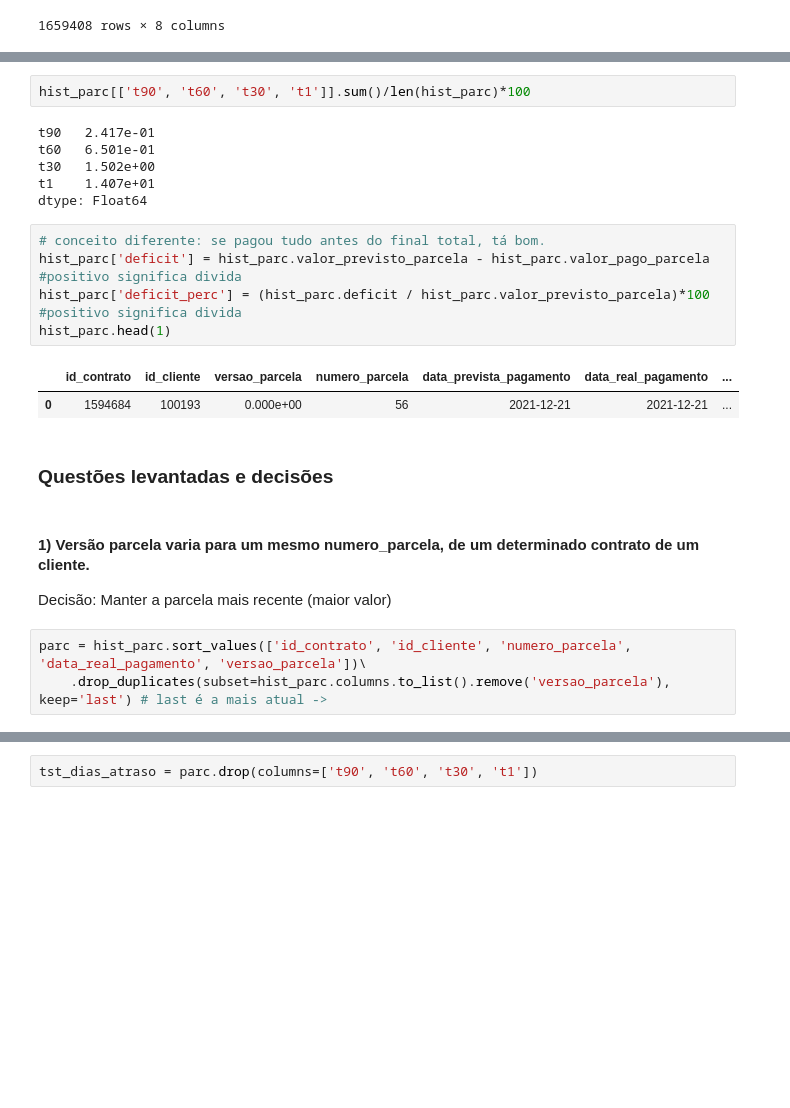
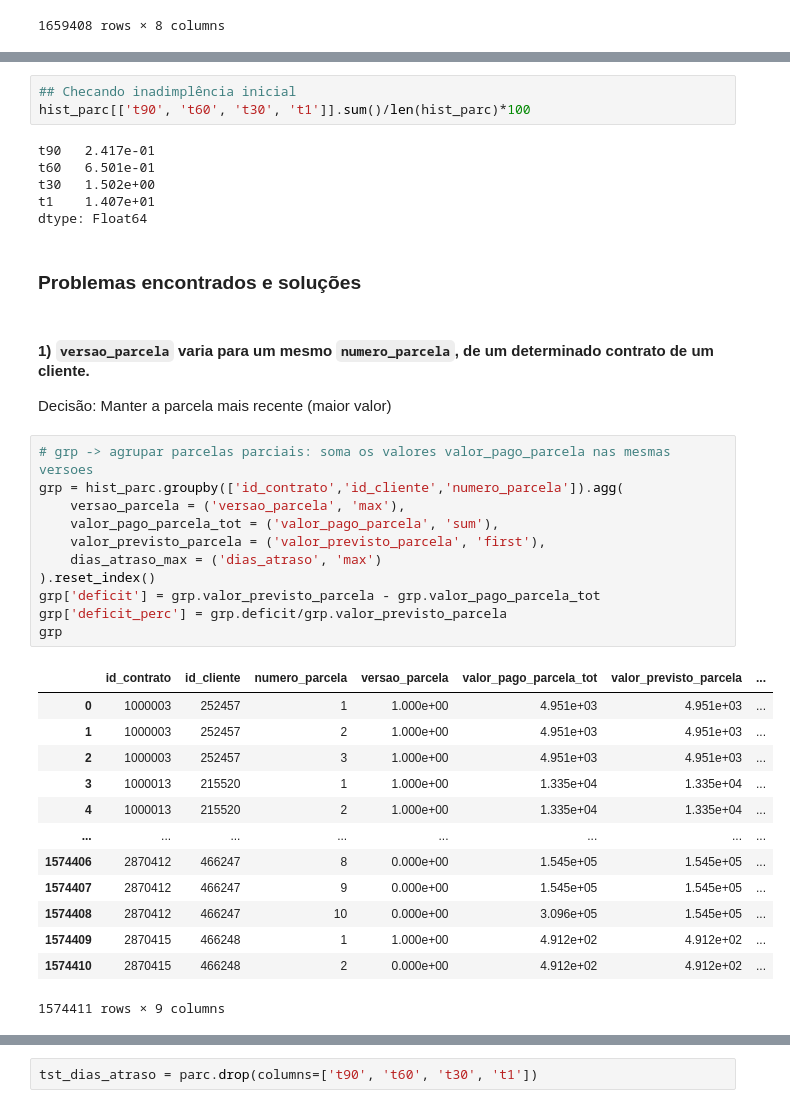
Before and after one commit to jopelmds/Case-credito-inadimplencia-wecogno, a Jupyter notebook: notebooks/1_dataprep.ipynb, the cells around one changed output, grey strips where cells are left out. Cells and saved outputs as stored; diff of their text form; blank space fills up the shorter version.

```diff
--- a/notebooks/1_dataprep.ipynb
+++ b/notebooks/1_dataprep.ipynb
@@ -98,6 +85,7 @@ hist_parc['t60'] = hist_parc.dias_atraso >= 60
 hist_parc['t30'] = hist_parc.dias_atraso >= 30
 hist_parc['t1'] = hist_parc.dias_atraso >= 1 #mais agressivo - 14,07% é muito. Falência
 # %%
+## Checando inadimplência inicial
 hist_parc[['t90', 't60', 't30', 't1']].sum()/len(hist_parc)*100
 # %% [output]
 t90   2.417e-01
@@ -105,20 +93,34 @@ t60   6.501e-01
 t30   1.502e+00
 t1    1.407e+01
 dtype: Float64
-# %%
-# conceito diferente: se pagou tudo antes do final total, tá bom.
-hist_parc['deficit'] = hist_parc.valor_previsto_parcela - hist_parc.valor_pago_parcela #positivo significa divida
-hist_parc['deficit_perc'] = (hist_parc.deficit / hist_parc.valor_previsto_parcela)*100 #positivo significa divida
-hist_parc.head(1)
-# %% [output]
-|  | id_contrato | id_cliente | versao_parcela | numero_parcela | data_prevista_pagamento | data_real_pagamento | ... |
-| 0 | 1594684 | 100193 | 0.000e+00 | 56 | 2021-12-21 | 2021-12-21 | ... |
 # %% [markdown]
-### Questões levantadas e decisões
+### Problemas encontrados e soluções
 # %% [markdown]
-#### 1) Versão parcela varia para um mesmo numero_parcela, de um determinado contrato de um cliente.
+#### 1) `versao_parcela` varia para um mesmo `numero_parcela`, de um determinado contrato de um cliente.
 
 Decisão: Manter a parcela mais recente (maior valor)
-# %%
-parc = hist_parc.sort_values(['id_contrato', 'id_cliente', 'numero_parcela', 'data_real_pagamento', 'versao_parcela'])\
-    .drop_duplicates(subset=hist_parc.columns.to_list().remove('versao_parcela'), keep='last') # last é a mais atual ->
+# %%
+# grp -> agrupar parcelas parciais: soma os valores valor_pago_parcela nas mesmas versoes
+grp = hist_parc.groupby(['id_contrato','id_cliente','numero_parcela']).agg(
+    versao_parcela = ('versao_parcela', 'max'),
+    valor_pago_parcela_tot = ('valor_pago_parcela', 'sum'),
+    valor_previsto_parcela = ('valor_previsto_parcela', 'first'),
+    dias_atraso_max = ('dias_atraso', 'max')
+).reset_index()
+grp['deficit'] = grp.valor_previsto_parcela - grp.valor_pago_parcela_tot
+grp['deficit_perc'] = grp.deficit/grp.valor_previsto_parcela
+grp
+# %% [output]
+|  | id_contrato | id_cliente | numero_parcela | versao_parcela | valor_pago_parcela_tot | valor_previsto_parcela | ... |
+| 0 | 1000003 | 252457 | 1 | 1.000e+00 | 4.951e+03 | 4.951e+03 | ... |
+| 1 | 1000003 | 252457 | 2 | 1.000e+00 | 4.951e+03 | 4.951e+03 | ... |
+| 2 | 1000003 | 252457 | 3 | 1.000e+00 | 4.951e+03 | 4.951e+03 | ... |
+| 3 | 1000013 | 215520 | 1 | 1.000e+00 | 1.335e+04 | 1.335e+04 | ... |
+| 4 | 1000013 | 215520 | 2 | 1.000e+00 | 1.335e+04 | 1.335e+04 | ... |
+| ... | ... | ... | ... | ... | ... | ... | ... |
+| 1574406 | 2870412 | 466247 | 8 | 0.000e+00 | 1.545e+05 | 1.545e+05 | ... |
+| 1574407 | 2870412 | 466247 | 9 | 0.000e+00 | 1.545e+05 | 1.545e+05 | ... |
+| 1574408 | 2870412 | 466247 | 10 | 0.000e+00 | 3.096e+05 | 1.545e+05 | ... |
+| 1574409 | 2870415 | 466248 | 1 | 1.000e+00 | 4.912e+02 | 4.912e+02 | ... |
+| 1574410 | 2870415 | 466248 | 2 | 0.000e+00 | 4.912e+02 | 4.912e+02 | ... |
+1574411 rows × 9 columns
```
Also changed, not shown: parts of 64 cells of this notebook.
